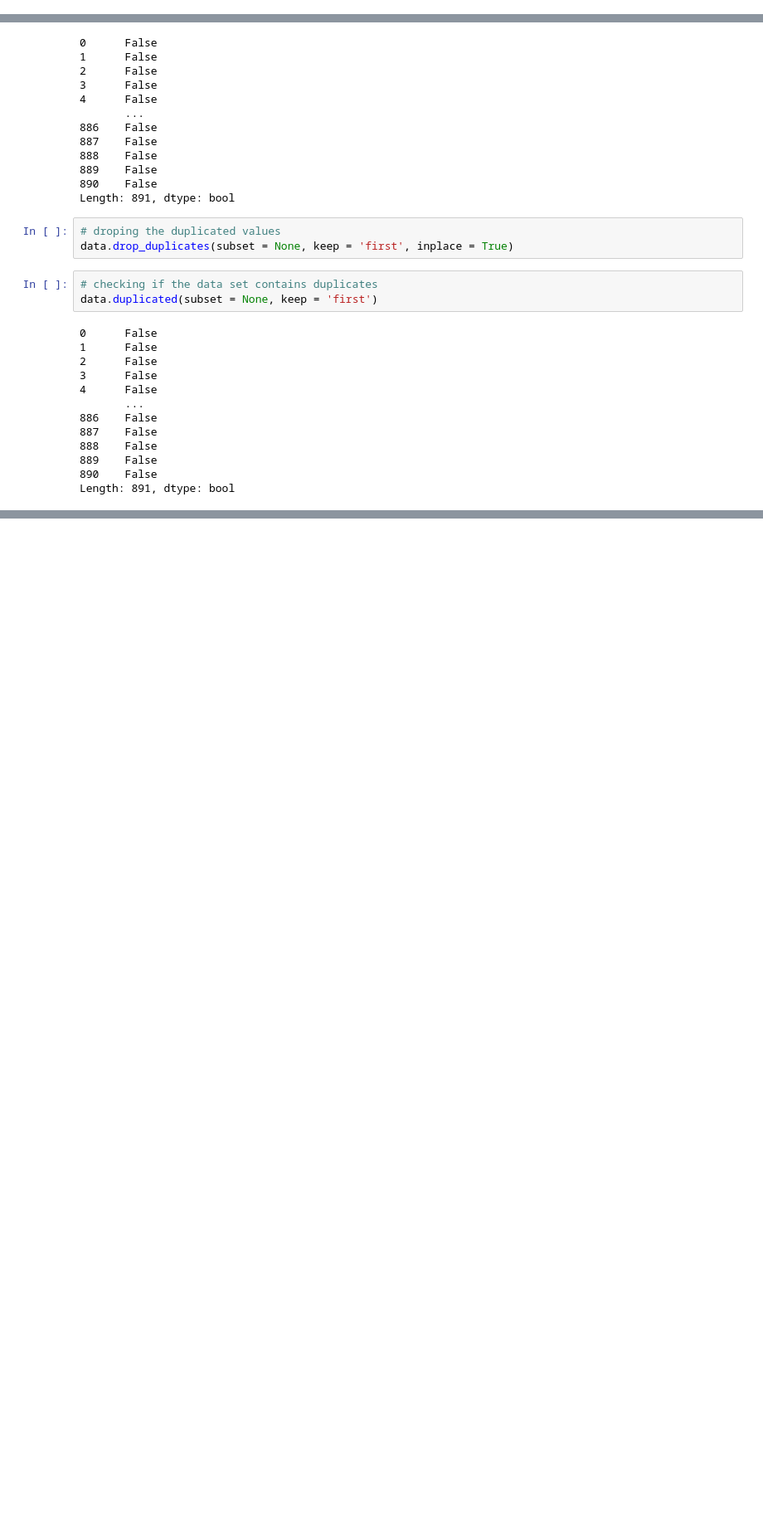
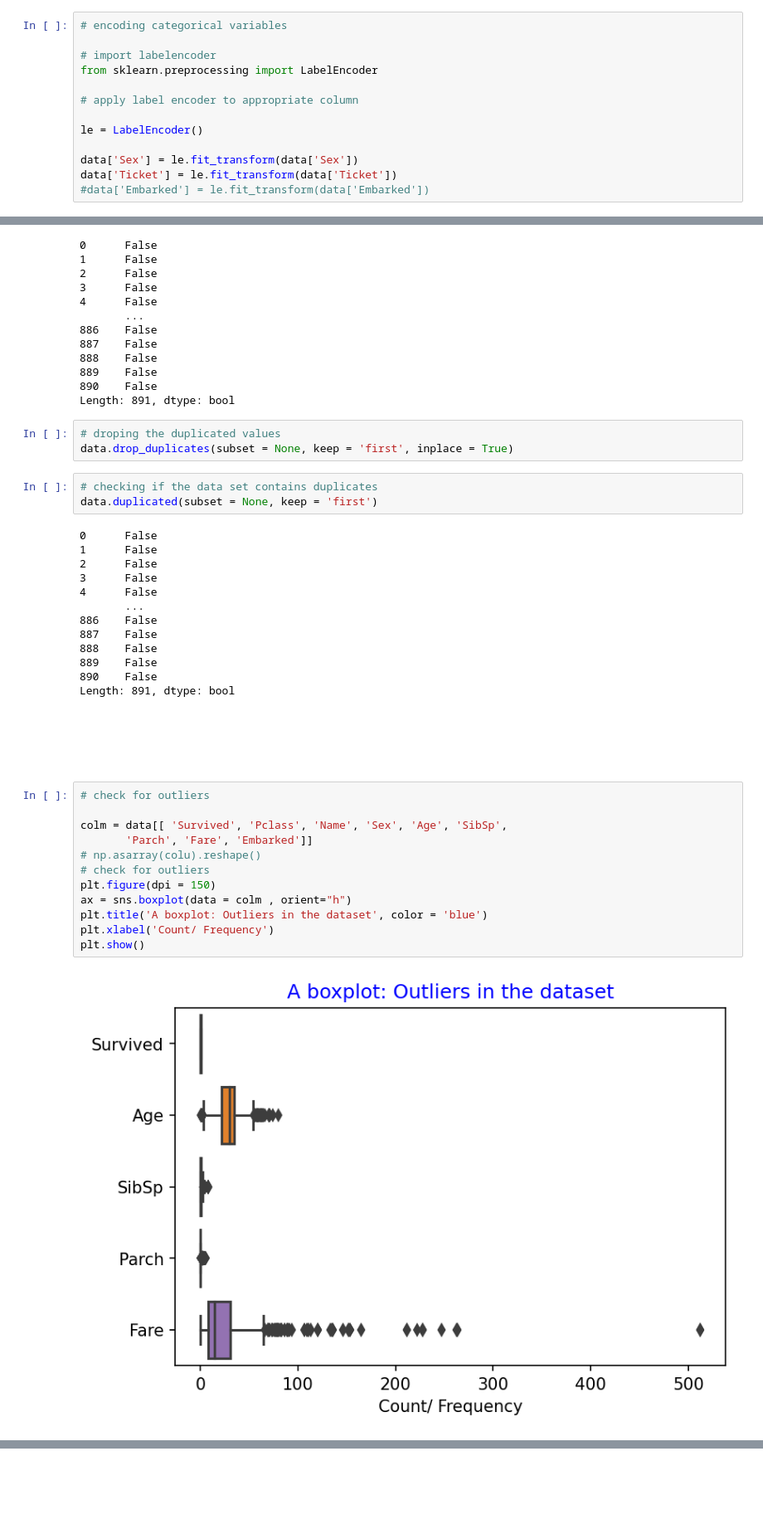
Before and after one commit to Eswa2020/Supervised-learning-using-KNN-and-Naives-Bayes-Classifier, a Jupyter notebook: Moringa_Data_Science_Core_W9_Independent_Project_2020_Esther_Waiaimu_Python_KNN_notebook.ipynb, the cells around one changed output, grey strips where cells are left out. Shown at 83% size. Drawn from its saved outputs; the diff is of its cells as text; blank space fills up the shorter version.

```diff
--- a/Moringa_Data_Science_Core_W9_Independent_Project_2020_Esther_Waiaimu_Python_KNN_notebook.ipynb
+++ b/Moringa_Data_Science_Core_W9_Independent_Project_2020_Esther_Waiaimu_Python_KNN_notebook.ipynb
@@ -270,3 +264,16 @@ for x in data.columns:
        data[x]=pd.to_numeric(data[x])
    elif x in categoricals:
         data[x]=data[x].astype('category')
+# %%
+# encoding categorical variables
+
+# import labelencoder
+from sklearn.preprocessing import LabelEncoder
+
+# apply label encoder to appropriate column
+
+le = LabelEncoder()
+
+data['Sex'] = le.fit_transform(data['Sex'])
+data['Ticket'] = le.fit_transform(data['Ticket'])
+#data['Embarked'] = le.fit_transform(data['Embarked'])
@@ -421,3 +437,19 @@ data.duplicated(subset = None, keep = 'first')
 889    False
 890    False
 Length: 891, dtype: bool
+# %% [markdown]
+# <font color="white"> **Checking for outliers**
+# %%
+# check for outliers
+
+colm = data[[ 'Survived', 'Pclass', 'Name', 'Sex', 'Age', 'SibSp',
+       'Parch', 'Fare', 'Embarked']]
+# np.asarray(colu).reshape()
+# check for outliers
+plt.figure(dpi = 150)
+ax = sns.boxplot(data = colm , orient="h")
+plt.title('A boxplot: Outliers in the dataset', color = 'blue')
+plt.xlabel('Count/ Frequency')
+plt.show()
+# %% [output]
+[figure, added]
```
Also changed, not shown: parts of 24 cells of this notebook.
